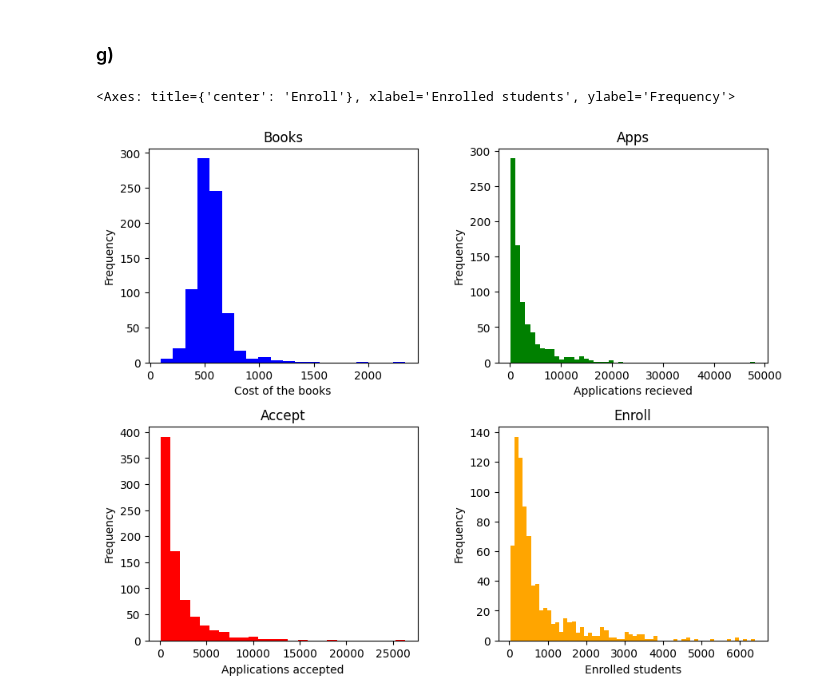
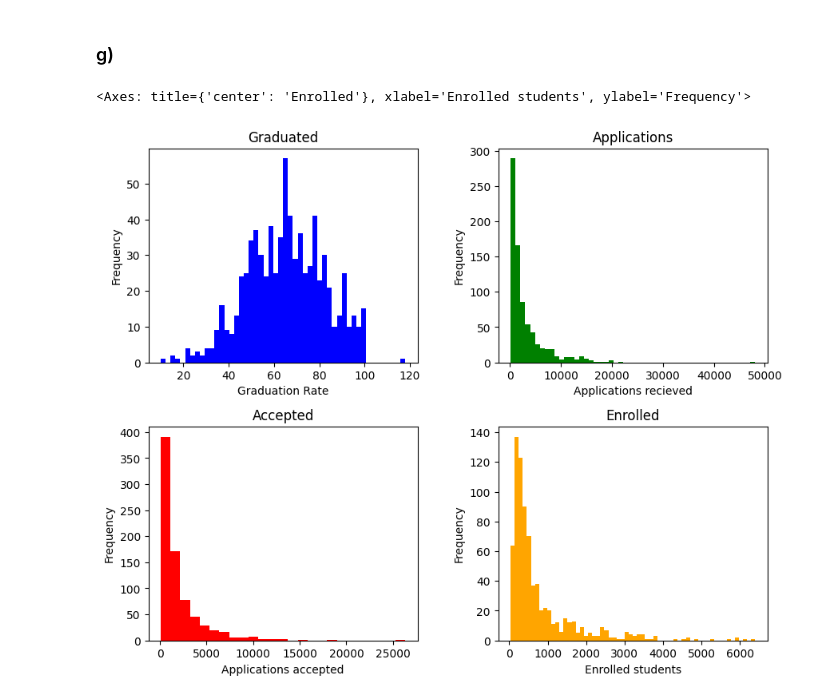
Before and after one commit to PaerBrady/Databehandling-AiM24, a Jupyter notebook: Labs/lab1.ipynb, the cells around one changed output. Saved outputs shown, nothing was run; the diff lists cells and outputs as text; code cells hidden in the pictures.

```diff
--- a/Labs/lab1.ipynb
+++ b/Labs/lab1.ipynb
@@ -111,21 +111,19 @@ college.boxplot(column = "Outstate", by = "Elite") # Creating a Box Plot for Out
 # %%
 
 import matplotlib.pyplot as plt
 
+fig, axes = plt.subplots(nrows=2, ncols=2, figsize=(10,8))      # Divide plot window into four regions.
 
-# Dividing plot window into four regions.
-fig, axes = plt.subplots(nrows=2, ncols=2, figsize=(10,8))
-# Adjusting the horizontal and vertical space between the axes.
-plt.subplots_adjust(hspace=0.3, wspace=0.3)
+plt.subplots_adjust(hspace=0.3, wspace=0.3)         # Adjusting the horizontal and vertical space between the axes.
 
 
-# Used columns Books means Estimated book costs, Apps means applications recieved, Accept means applications accepted, Enroll means studens enrolled.
-# Example bins are starting from min to max values which are splitet in groups. Books are splitet in 20 groups and frequency shows how many fit to each group.
+
+
 # For books 2340 is max and 96 is min. 2340 - 96 = 2244. 2244/20 = 112.2. So there is 20 groups where each show in 112.2 intervals. 0 to (incl) 112.2, 112.3 to (incl) 224.4 and so on.
-college["Books"].plot.hist(ax=axes[0, 0], xlabel="Cost of the books", bins=20, color="blue", title="Books")
-college["Apps"].plot.hist(ax=axes[0, 1], xlabel="Applications recieved", bins=50, color="green", title="Apps")
-college["Accept"].plot.hist(ax=axes[1, 0], xlabel="Applications accepted", bins=25, color="red", title="Accept")
-college["Enroll"].plot.hist(ax=axes[1, 1], xlabel="Enrolled students", bins=60, color="orange", title="Enroll")
+college["Grad.Rate"].plot.hist(ax=axes[0, 0], xlabel="Graduation Rate", bins=50, color="blue", title="Graduated")       # Column Grad.Rate = estimated rate of graduated students, Apps = number of applications recieved, Accept = numher applications accepted, Enroll = number of studens enrolled.
+college["Apps"].plot.hist(ax=axes[0, 1], xlabel="Applications recieved", bins=50, color="green", title="Applications")      # Example bins are starting from min to max values which are splitet in groups. Books are splitet in 20 groups and frequency shows how many fit to each group.
+college["Accept"].plot.hist(ax=axes[1, 0], xlabel="Applications accepted", bins=25, color="red", title="Accepted")
+college["Enroll"].plot.hist(ax=axes[1, 1], xlabel="Enrolled students", bins=60, color="orange", title="Enrolled")
 # %% [output]
-<Axes: title={'center': 'Enroll'}, xlabel='Enrolled students', ylabel='Frequency'>
+<Axes: title={'center': 'Enrolled'}, xlabel='Enrolled students', ylabel='Frequency'>
-[figure, old version]
+[figure, new version]
```
Also changed, not shown: parts of 1 cell of this notebook, 5 other files.
